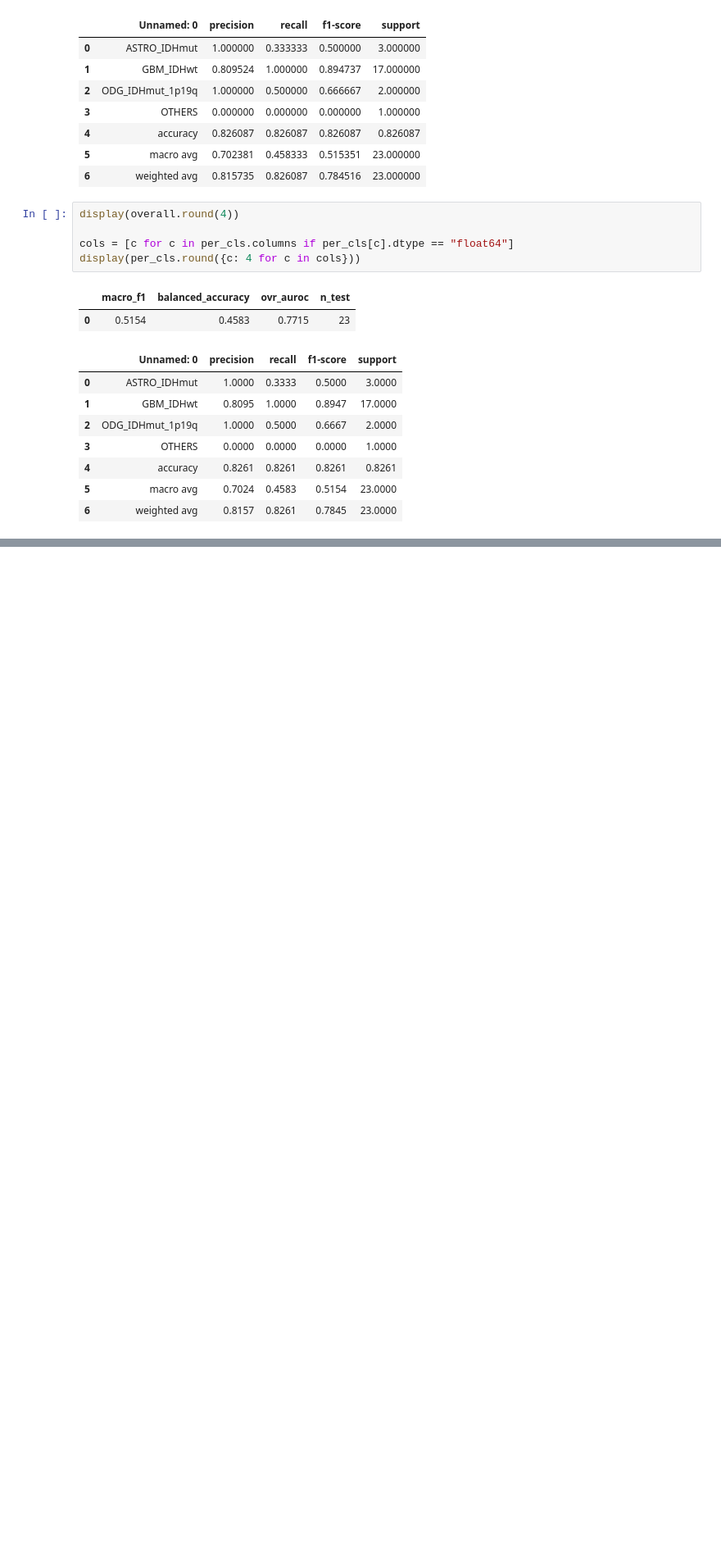
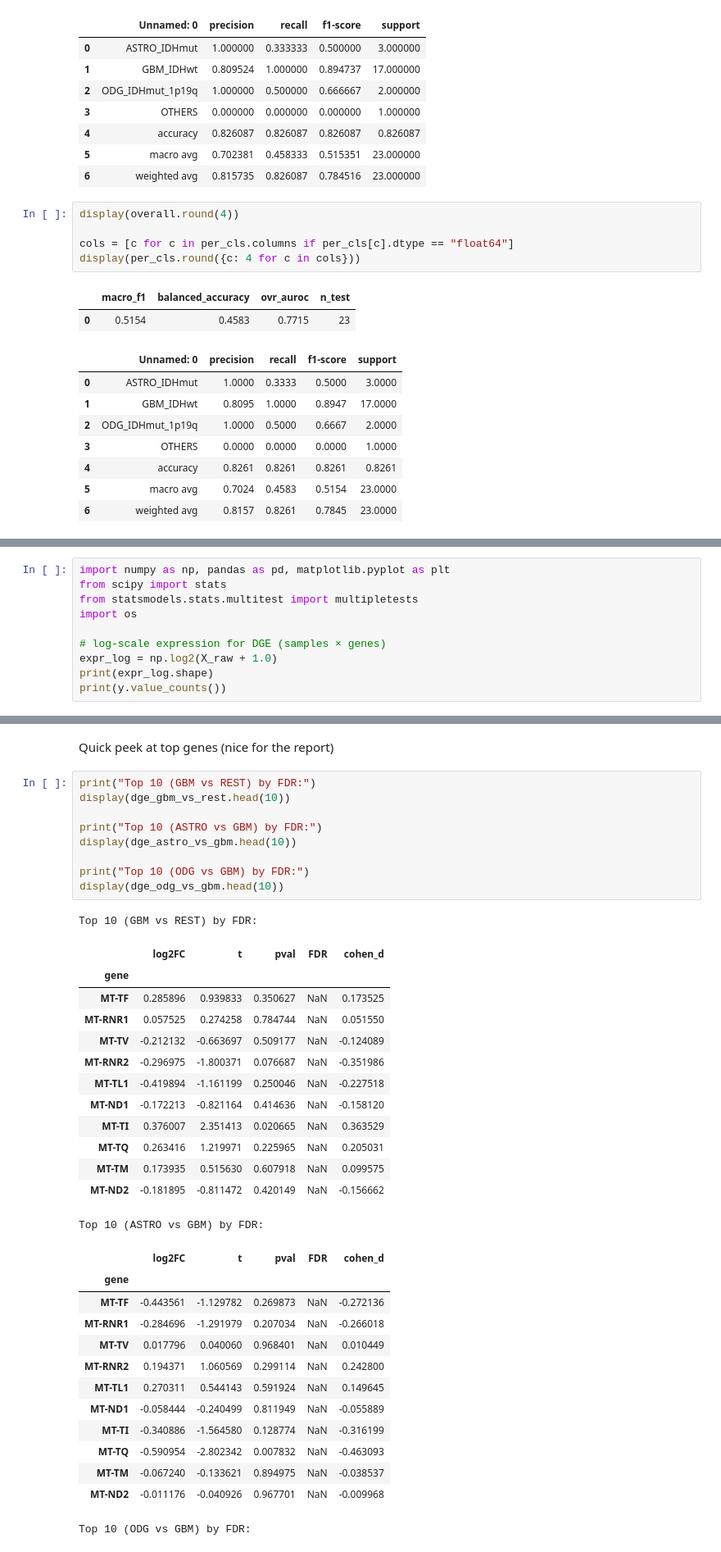
Before and after one commit to sritipeach1/FFPE-Brain-Tumor-Classification, a Jupyter notebook: notebooks/01_ffpe_train.ipynb, the cells around one changed output, grey strips where cells are left out. Shown at 82% size. Cells and saved outputs as stored; diff of their text form; blank space fills up the shorter version.

```diff
--- a/notebooks/01_ffpe_train.ipynb
+++ b/notebooks/01_ffpe_train.ipynb
@@ -547,0 +550,10 @@ Save artifacts (for Notebook 02 later)
+# %%
+import numpy as np, pandas as pd, matplotlib.pyplot as plt
+from scipy import stats
+from statsmodels.stats.multitest import multipletests
+import os
+
+# log-scale expression for DGE (samples × genes)
+expr_log = np.log2(X_raw + 1.0)
+print(expr_log.shape)
+print(y.value_counts())
@@ -547,0 +775,39 @@ Save artifacts (for Notebook 02 later)
+# %% [markdown]
+Quick peek at top genes (nice for the report)
+# %%
+print("Top 10 (GBM vs REST) by FDR:")
+display(dge_gbm_vs_rest.head(10))
+
+print("Top 10 (ASTRO vs GBM) by FDR:")
+display(dge_astro_vs_gbm.head(10))
+
+print("Top 10 (ODG vs GBM) by FDR:")
+display(dge_odg_vs_gbm.head(10))
+# %% [output]
+Top 10 (GBM vs REST) by FDR:
+|  | log2FC | t | pval | FDR | cohen_d |
+| gene |  |  |  |  |  |
+| MT-TF | 0.285896 | 0.939833 | 0.350627 | NaN | 0.173525 |
+| MT-RNR1 | 0.057525 | 0.274258 | 0.784744 | NaN | 0.051550 |
+| MT-TV | -0.212132 | -0.663697 | 0.509177 | NaN | -0.124089 |
+| MT-RNR2 | -0.296975 | -1.800371 | 0.076687 | NaN | -0.351986 |
+| MT-TL1 | -0.419894 | -1.161199 | 0.250046 | NaN | -0.227518 |
+| MT-ND1 | -0.172213 | -0.821164 | 0.414636 | NaN | -0.158120 |
+| MT-TI | 0.376007 | 2.351413 | 0.020665 | NaN | 0.363529 |
+| MT-TQ | 0.263416 | 1.219971 | 0.225965 | NaN | 0.205031 |
+| MT-TM | 0.173935 | 0.515630 | 0.607918 | NaN | 0.099575 |
+| MT-ND2 | -0.181895 | -0.811472 | 0.420149 | NaN | -0.156662 |
+Top 10 (ASTRO vs GBM) by FDR:
+|  | log2FC | t | pval | FDR | cohen_d |
+| gene |  |  |  |  |  |
+| MT-TF | -0.443561 | -1.129782 | 0.269873 | NaN | -0.272136 |
+| MT-RNR1 | -0.284696 | -1.291979 | 0.207034 | NaN | -0.266018 |
+| MT-TV | 0.017796 | 0.040060 | 0.968401 | NaN | 0.010449 |
+| MT-RNR2 | 0.194371 | 1.060569 | 0.299114 | NaN | 0.242800 |
+| MT-TL1 | 0.270311 | 0.544143 | 0.591924 | NaN | 0.149645 |
+| MT-ND1 | -0.058444 | -0.240499 | 0.811949 | NaN | -0.055889 |
+| MT-TI | -0.340886 | -1.564580 | 0.128774 | NaN | -0.316199 |
+| MT-TQ | -0.590954 | -2.802342 | 0.007832 | NaN | -0.463093 |
+| MT-TM | -0.067240 | -0.133621 | 0.894975 | NaN | -0.038537 |
+| MT-ND2 | -0.011176 | -0.040926 | 0.967701 | NaN | -0.009968 |
+Top 10 (ODG vs GBM) by FDR:
```
Also changed, not shown: parts of 17 cells of this notebook.
